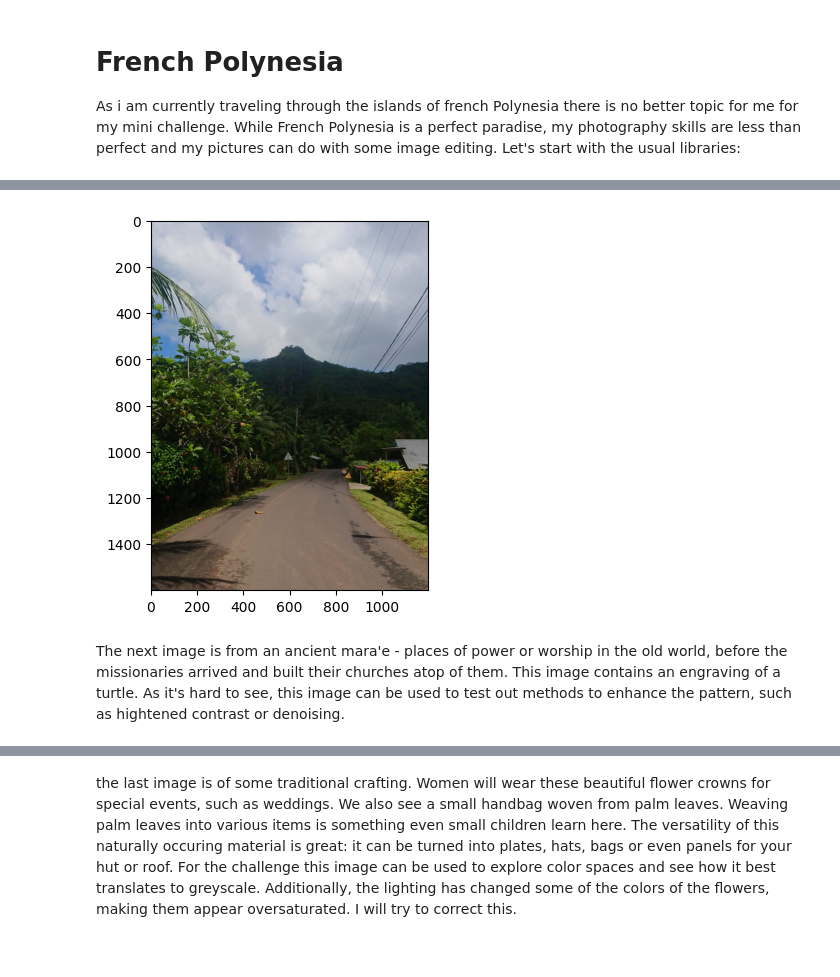
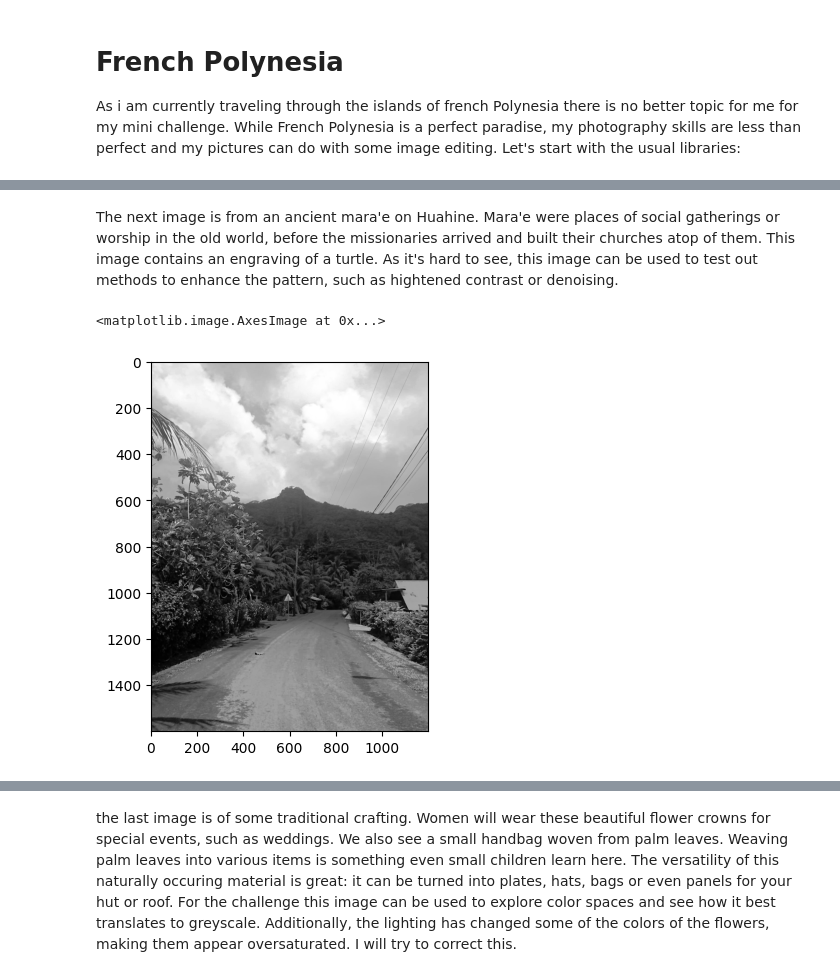
Before and after one commit to AntoniaBonfa/gbsv_mc1, a Jupyter notebook: welcome to paradise.ipynb, the cells around one changed output, grey strips where cells are left out. Cells and saved outputs as stored; diff of their text form; code cells hidden in the pictures.

```diff
--- a/welcome to paradise.ipynb
+++ b/welcome to paradise.ipynb
@@ -13,10 +43,4 @@ For the image selection we'll start with a traditional view we encounter often i
 # %%
-huahine = cv.imread('images/huahine.jpg')
-huahine = cv.cvtColor(huahine, cv.COLOR_BGR2RGB)
-
-plt.imshow(huahine)
-plt.show()
+plot_img_with_hist(huahine)
-# %% [output]
-[figure, removed]
 # %% [markdown]
-The next image is from an ancient mara'e - places of power or worship in the old world, before the missionaries arrived and built their churches atop of them. This image contains an engraving of a turtle. As it's hard to see, this image can be used to test out methods to enhance the pattern, such as hightened contrast or denoising.
+The next image is from an ancient mara'e on Huahine. Mara'e were places of social gatherings or worship in the old world, before the missionaries arrived and built their churches atop of them. This image contains an engraving of a turtle. As it's hard to see, this image can be used to test out methods to enhance the pattern, such as hightened contrast or denoising.
@@ -22,0 +75,12 @@ The next image is from an ancient mara'e - places of power or worship in the old
+# %%
+# Load image
+image2 = cv.imread('images/huahine.jpg')
+
+gray_image2 = cv.cvtColor(image2, cv.COLOR_RGB2GRAY)
+
+# Apply histogram equalization
+equalized_image = cv.equalizeHist(gray_image2)
+plt.imshow(equalized_image, cmap = 'gray')
+# %% [output]
+<matplotlib.image.AxesImage at 0x...>
+[figure, added]
```
Also changed, not shown: parts of 14 cells of this notebook, 5 other files.
